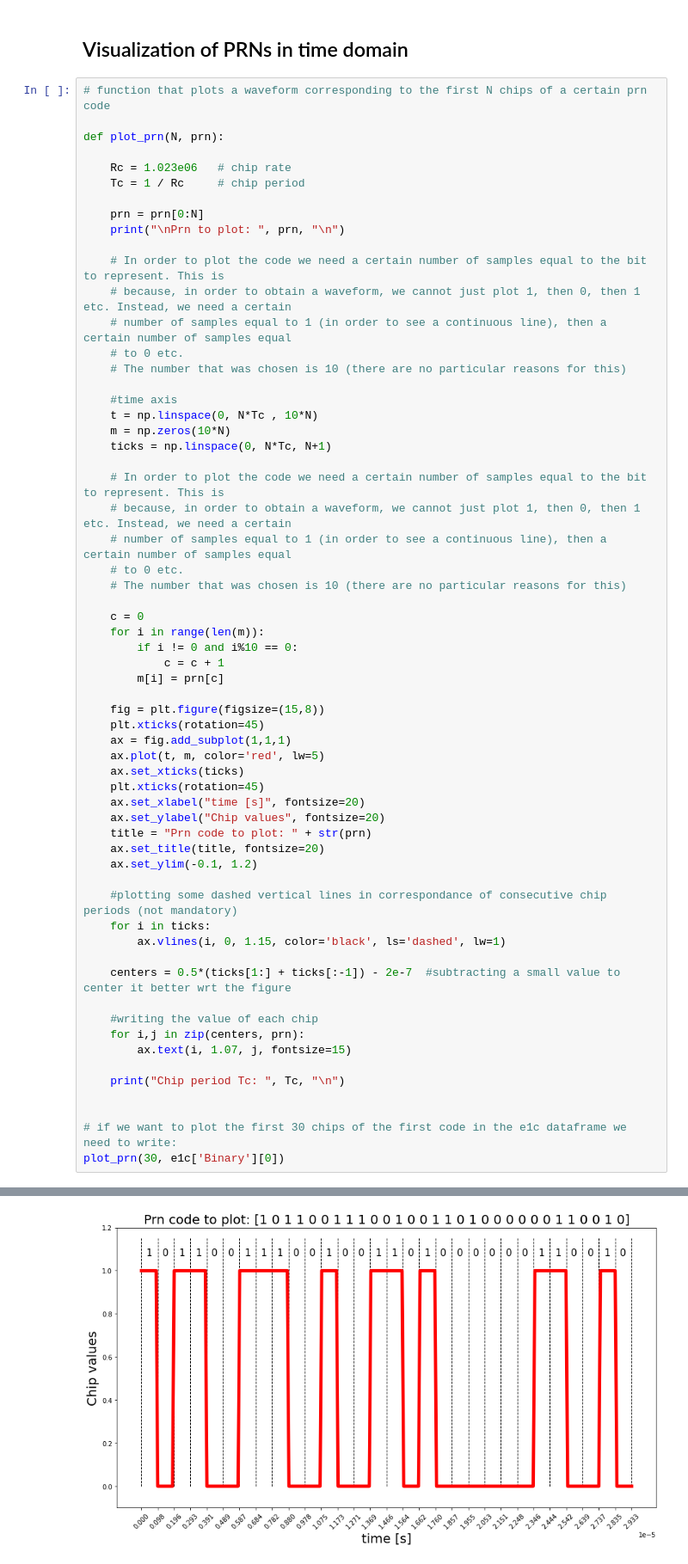
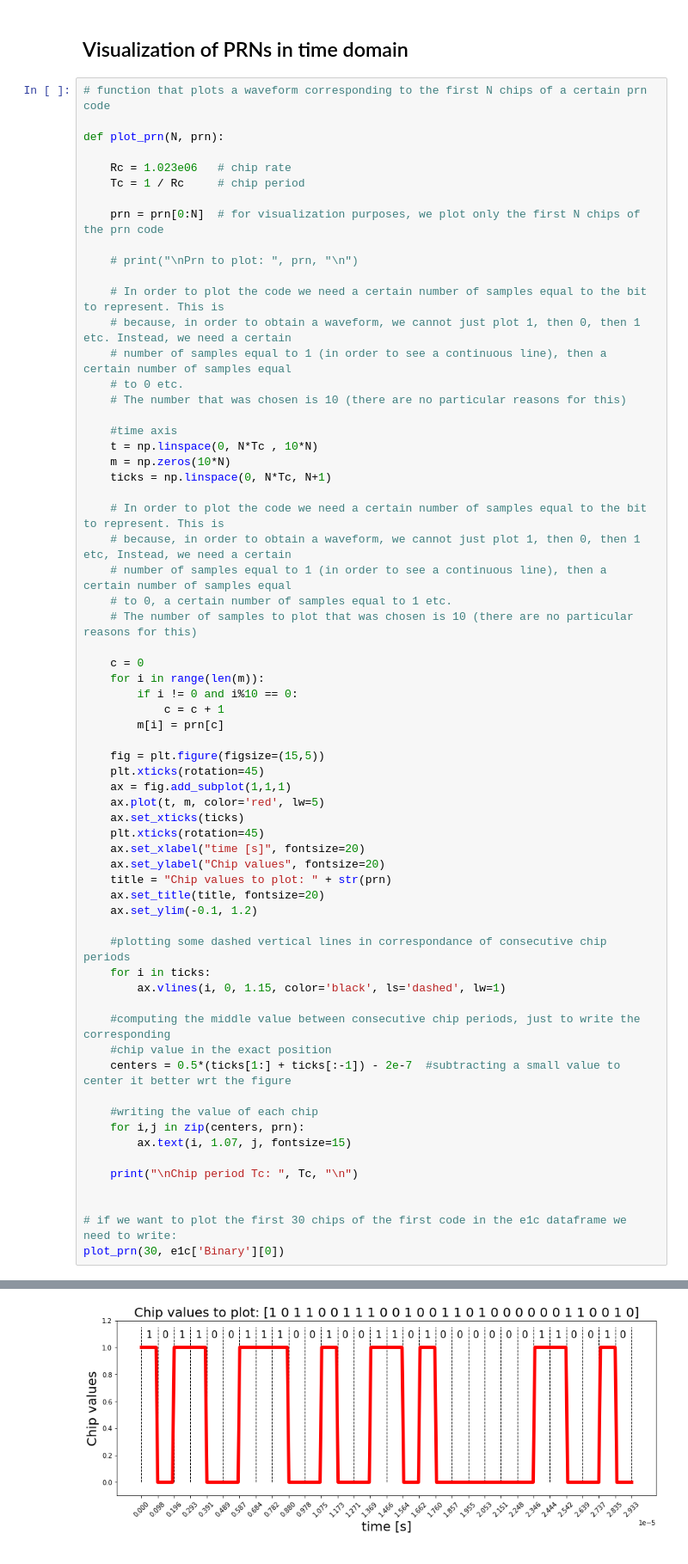
Before and after one commit to mattiasandri/usertransmitter, a Jupyter notebook: usertx.ipynb, the cells around one changed output, grey strips where cells are left out. Shown: that part at 86% size. Saved outputs shown, nothing was run; the diff lists cells and outputs as text.

```diff
--- a/usertx.ipynb
+++ b/usertx.ipynb
@@ -134,8 +134,9 @@ def plot_prn(N, prn):
     Rc = 1.023e06   # chip rate
     Tc = 1 / Rc     # chip period
 
-    prn = prn[0:N]
-    print("\nPrn to plot: ", prn, "\n")
+    prn = prn[0:N]  # for visualization purposes, we plot only the first N chips of the prn code
+
+    # print("\nPrn to plot: ", prn, "\n")
 
     # In order to plot the code we need a certain number of samples equal to the bit to represent. This is
     # because, in order to obtain a waveform, we cannot just plot 1, then 0, then 1 etc. Instead, we need a certain
@@ -149,10 +150,10 @@ def plot_prn(N, prn):
     ticks = np.linspace(0, N*Tc, N+1)
 
     # In order to plot the code we need a certain number of samples equal to the bit to represent. This is
-    # because, in order to obtain a waveform, we cannot just plot 1, then 0, then 1 etc. Instead, we need a certain
+    # because, in order to obtain a waveform, we cannot just plot 1, then 0, then 1 etc, Instead, we need a certain
     # number of samples equal to 1 (in order to see a continuous line), then a certain number of samples equal
-    # to 0 etc.
-    # The number that was chosen is 10 (there are no particular reasons for this)
+    # to 0, a certain number of samples equal to 1 etc.
+    # The number of samples to plot that was chosen is 10 (there are no particular reasons for this)
 
     c = 0
     for i in range(len(m)):
@@ -160,7 +161,7 @@ def plot_prn(N, prn):
             c = c + 1
         m[i] = prn[c]
 
-    fig = plt.figure(figsize=(15,8))
+    fig = plt.figure(figsize=(15,5))
     plt.xticks(rotation=45)
     ax = fig.add_subplot(1,1,1)
     ax.plot(t, m, color='red', lw=5)
@@ -168,21 +169,23 @@ def plot_prn(N, prn):
     plt.xticks(rotation=45)
     ax.set_xlabel("time [s]", fontsize=20)
     ax.set_ylabel("Chip values", fontsize=20)
-    title = "Prn code to plot: " + str(prn)
+    title = "Chip values to plot: " + str(prn)
     ax.set_title(title, fontsize=20)
     ax.set_ylim(-0.1, 1.2)
 
-    #plotting some dashed vertical lines in correspondance of consecutive chip periods (not mandatory)
+    #plotting some dashed vertical lines in correspondance of consecutive chip periods
     for i in ticks:
         ax.vlines(i, 0, 1.15, color='black', ls='dashed', lw=1)
 
+    #computing the middle value between consecutive chip periods, just to write the corresponding
+    #chip value in the exact position
     centers = 0.5*(ticks[1:] + ticks[:-1]) - 2e-7  #subtracting a small value to center it better wrt the figure
 
     #writing the value of each chip
     for i,j in zip(centers, prn):
         ax.text(i, 1.07, j, fontsize=15)
 
-    print("Chip period Tc: ", Tc, "\n")
+    print("\nChip period Tc: ", Tc, "\n")
 
 
 # if we want to plot the first 30 chips of the first code in the e1c dataframe we need to write:
@@ -193,2 +194,2 @@ Prn to plot:  [1 0 1 1 0 0 1 1 1 0 0 1 0 0 1 1 0 1 0 0 0 0 0 0 1 1 0 0 1 0]
 Chip period Tc:  9.775171065493646e-07
-[figure, old version]
+[figure, new version]
```
Also changed, not shown: parts of 3 cells of this notebook.
